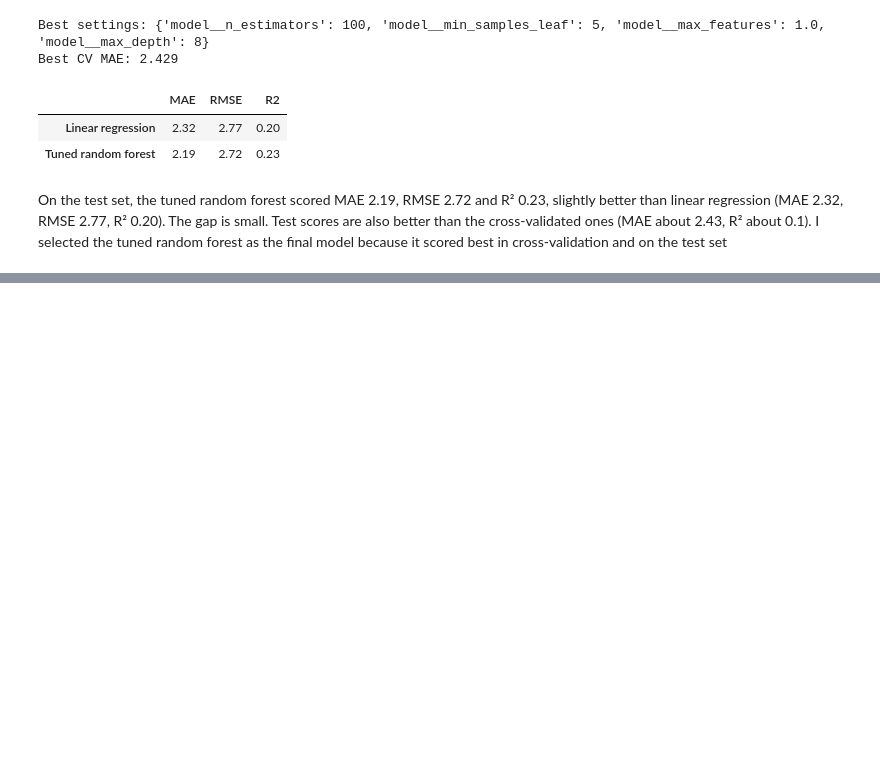
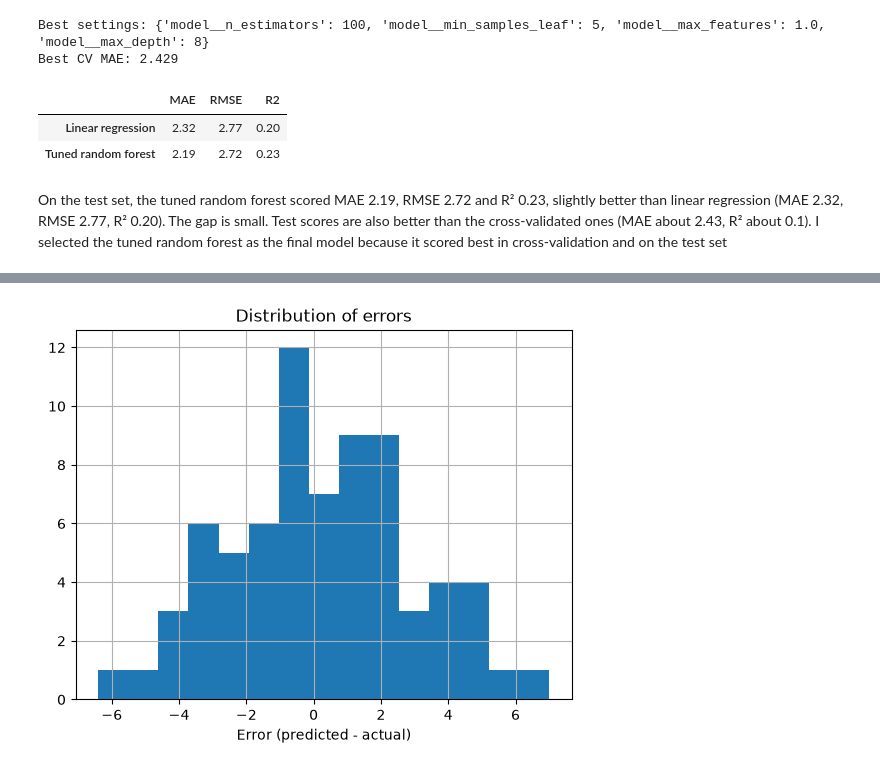
Before and after one commit to dhanushhh13/smart-student-study-planner, a Jupyter notebook: notebooks/02_modeling.ipynb, the cells around one changed output, grey strips where cells are left out. Cells and saved outputs as stored; diff of their text form; code cells hidden in the pictures; blank space fills up the shorter version.

```diff
--- a/notebooks/02_modeling.ipynb
+++ b/notebooks/02_modeling.ipynb
@@ -171,0 +192,7 @@ On the test set, the tuned random forest scored MAE 2.19, RMSE 2.72 and R² 0.23
+# %%
+errors["error"].hist(bins=15)
+plt.xlabel("Error (predicted - actual)")
+plt.title("Distribution of errors")
+plt.show()
+# %% [output]
+[figure, added]
```
Also changed, not shown: parts of 5 cells of this notebook.
